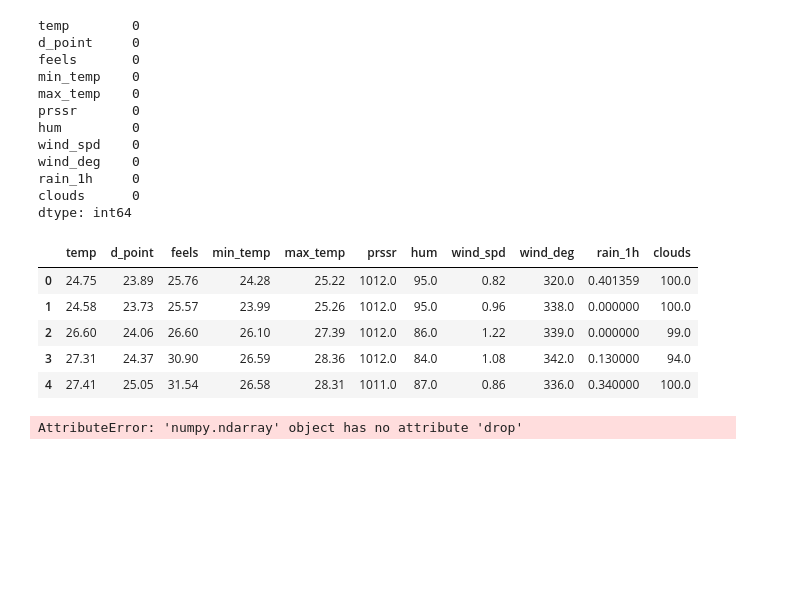
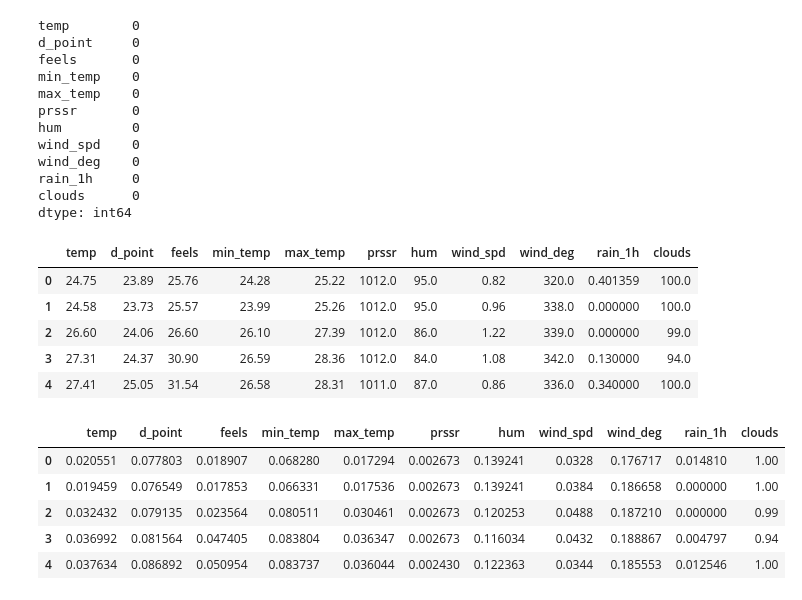
Before and after one commit to aymanrafif/rainforecasting_dq, a Jupyter notebook: arima_model1.ipynb, the cells around one changed output. Saved outputs shown, nothing was run; the diff lists cells and outputs as text; code cells hidden in the pictures; blank space fills up the shorter version.

```diff
--- a/arima_model1.ipynb
+++ b/arima_model1.ipynb
@@ -160,12 +160,19 @@ train_filled.head()
 # %%
 from sklearn.preprocessing import MinMaxScaler
 
 scaler = MinMaxScaler(feature_range= (0,1))
 train_scaled = scaler.fit_transform(train_filled)
+scaled_df = pd.DataFrame(train_scaled, columns=train_filled.columns)
+scaled_df.head()
+# %% [output]
+|  | temp | d_point | feels | min_temp | max_temp | prssr | hum | wind_spd | wind_deg | rain_1h | clouds |
+| 0 | 0.020551 | 0.077803 | 0.018907 | 0.068280 | 0.017294 | 0.002673 | 0.139241 | 0.0328 | 0.176717 | 0.014810 | 1.00 |
+| 1 | 0.019459 | 0.076549 | 0.017853 | 0.066331 | 0.017536 | 0.002673 | 0.139241 | 0.0384 | 0.186658 | 0.000000 | 1.00 |
+| 2 | 0.032432 | 0.079135 | 0.023564 | 0.080511 | 0.030461 | 0.002673 | 0.120253 | 0.0488 | 0.187210 | 0.000000 | 0.99 |
+| 3 | 0.036992 | 0.081564 | 0.047405 | 0.083804 | 0.036347 | 0.002673 | 0.116034 | 0.0432 | 0.188867 | 0.004797 | 0.94 |
+| 4 | 0.037634 | 0.086892 | 0.050954 | 0.083737 | 0.036044 | 0.002430 | 0.122363 | 0.0344 | 0.185553 | 0.012546 | 1.00 |
 # %%
-X = train_scaled.drop('rain_1h', axis = 1)
-y = train_scaled['rain_1h']
+X = scaled_df.drop('rain_1h', axis = 1)
+y = scaled_df['rain_1h']
-# %% [output]
-AttributeError: 'numpy.ndarray' object has no attribute 'drop'
 # %%
 from sklearn.model_selection import train_test_split
```
Also changed, not shown: parts of 1 cell of this notebook.
